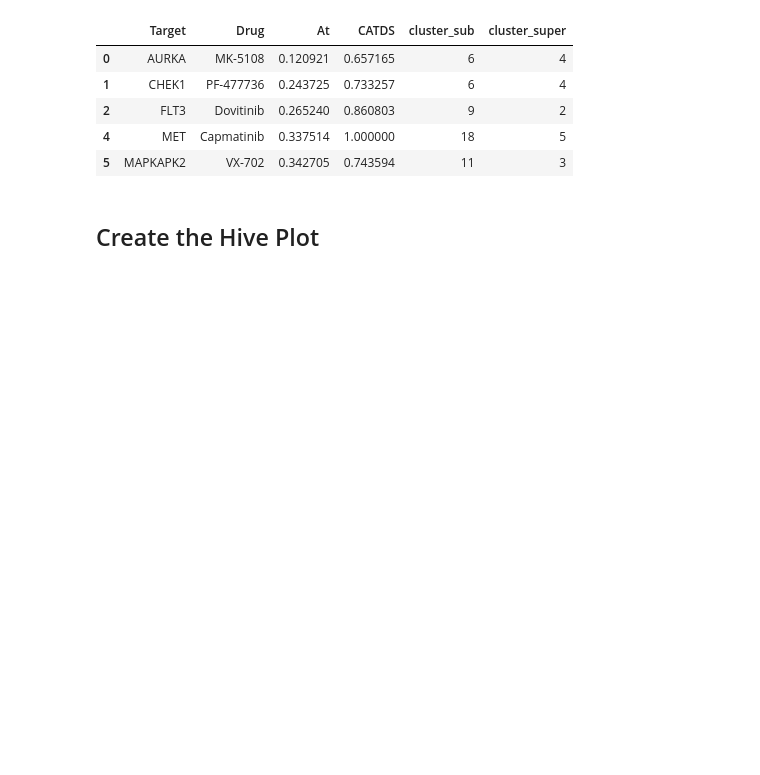
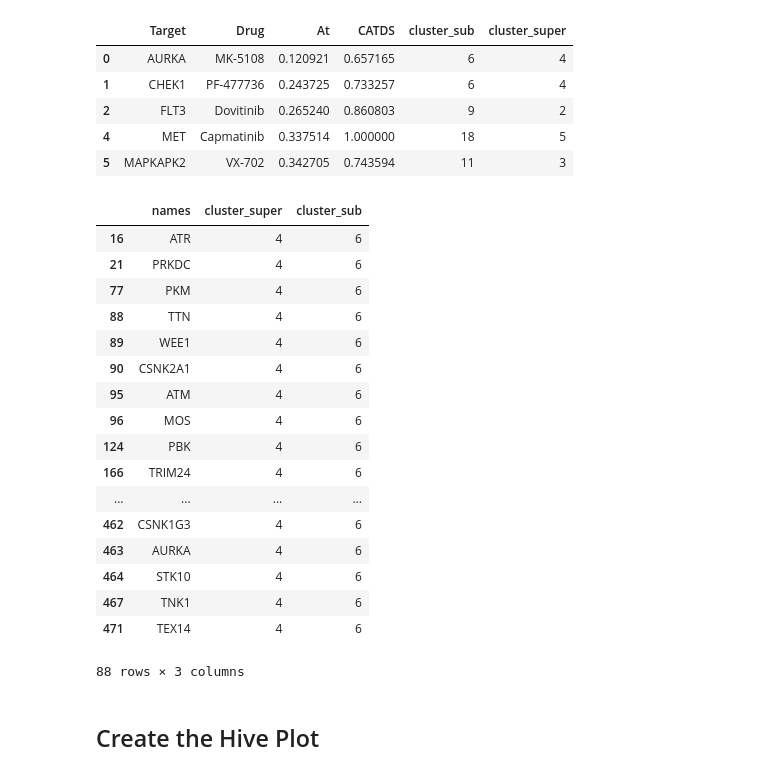
Before and after one commit to gomezlab/kinotypeClusteringAndRegression, a Jupyter notebook: viz/hiveplot/hiveplot_custom.ipynb, the cells around one changed output. Cells and saved outputs as stored; diff of their text form; code cells hidden in the pictures; blank space fills up the shorter version.

```diff
--- a/viz/hiveplot/hiveplot_custom.ipynb
+++ b/viz/hiveplot/hiveplot_custom.ipynb
@@ -257,3 +259,24 @@ drug_data.head()
+# %%
+louv[louv.cluster_sub==6]
+# %% [output]
+|  | names | cluster_super | cluster_sub |
+| 16 | ATR | 4 | 6 |
+| 21 | PRKDC | 4 | 6 |
+| 77 | PKM | 4 | 6 |
+| 88 | TTN | 4 | 6 |
+| 89 | WEE1 | 4 | 6 |
+| 90 | CSNK2A1 | 4 | 6 |
+| 95 | ATM | 4 | 6 |
+| 96 | MOS | 4 | 6 |
+| 124 | PBK | 4 | 6 |
+| 166 | TRIM24 | 4 | 6 |
+| ... | ... | ... | ... |
+| 462 | CSNK1G3 | 4 | 6 |
+| 463 | AURKA | 4 | 6 |
+| 464 | STK10 | 4 | 6 |
+| 467 | TNK1 | 4 | 6 |
+| 471 | TEX14 | 4 | 6 |
+88 rows × 3 columns
 # %% [markdown]
 ## Create the Hive Plot
 # %%
```
Also changed, not shown: parts of 6 cells of this notebook, 1 other file.
